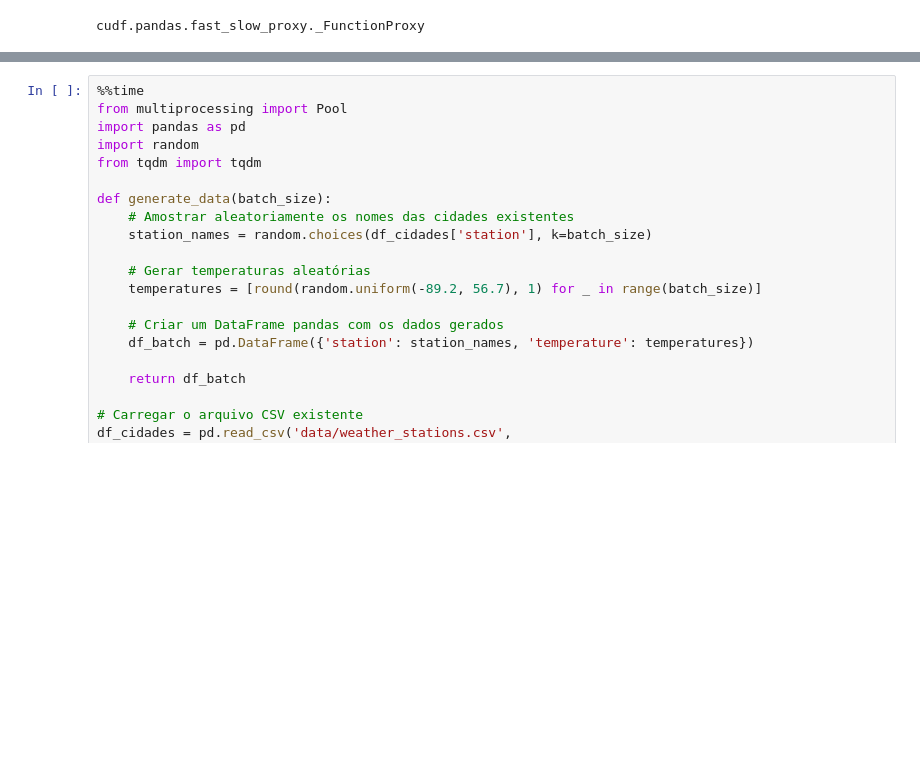
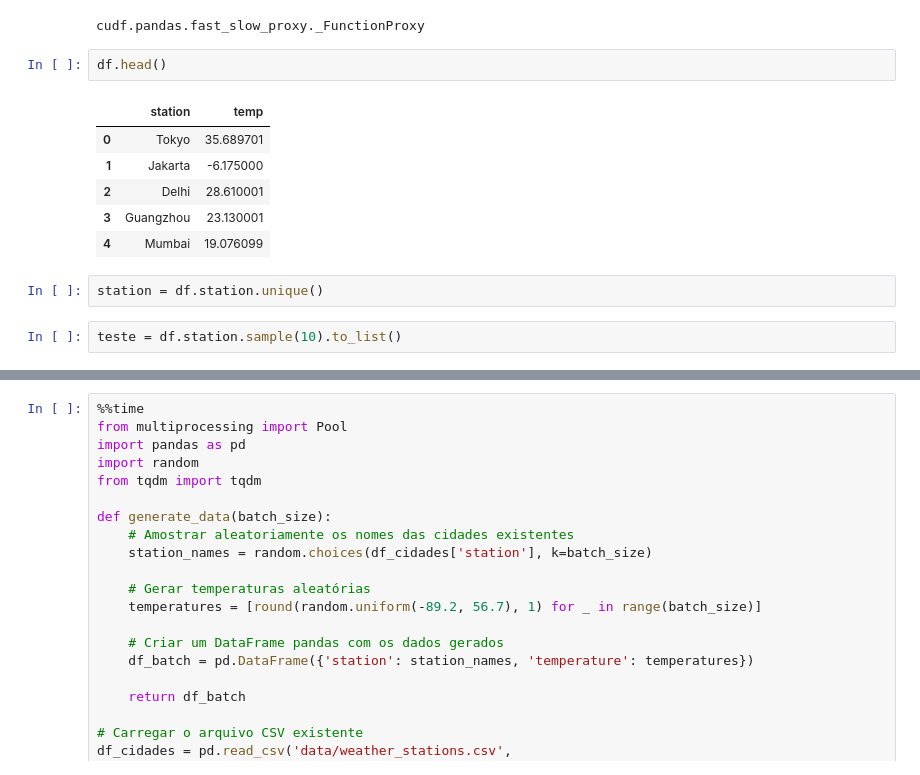
Before and after one commit to Jcnok/bootcamp-jornada-de-dados_2024, a Jupyter notebook: aula_05/aula_05.ipynb, the cells around one changed output, grey strips where cells are left out. Cells and saved outputs as stored; diff of their text form; blank space fills up the shorter version.

```diff
--- a/aula_05/aula_05.ipynb
+++ b/aula_05/aula_05.ipynb
@@ -241,3 +241,16 @@ The cudf.pandas extension is already loaded. To reload it, use:
 type(pd.read_csv)
 # %% [output]
 cudf.pandas.fast_slow_proxy._FunctionProxy
+# %%
+df.head()
+# %% [output]
+|  | station | temp |
+| 0 | Tokyo | 35.689701 |
+| 1 | Jakarta | -6.175000 |
+| 2 | Delhi | 28.610001 |
+| 3 | Guangzhou | 23.130001 |
+| 4 | Mumbai | 19.076099 |
+# %%
+station = df.station.unique()
+# %%
+teste = df.station.sample(10).to_list()
```
Also changed, not shown: parts of 11 cells of this notebook.
